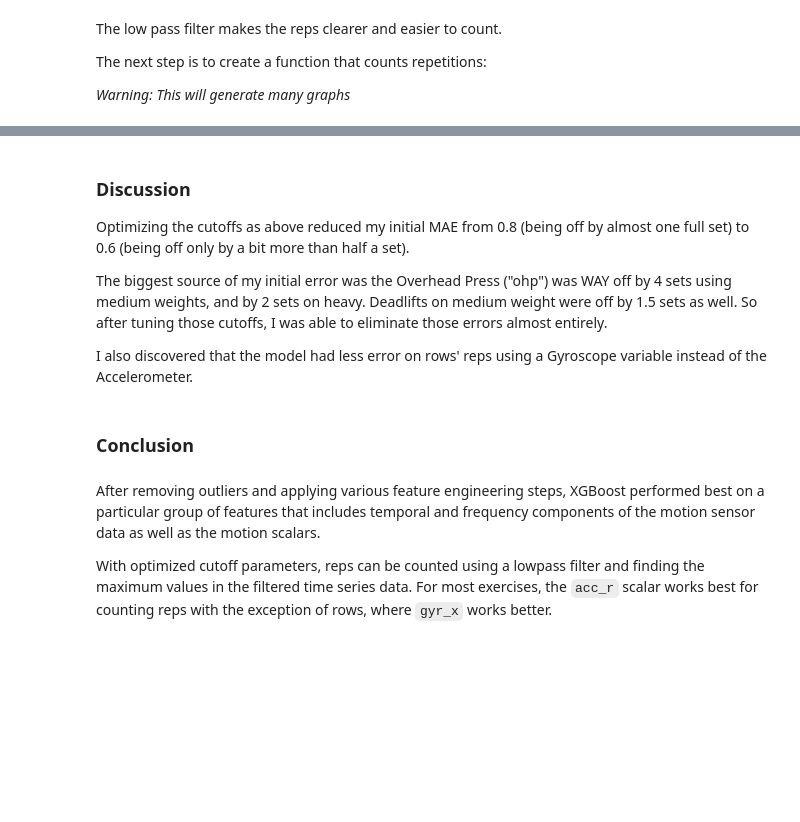
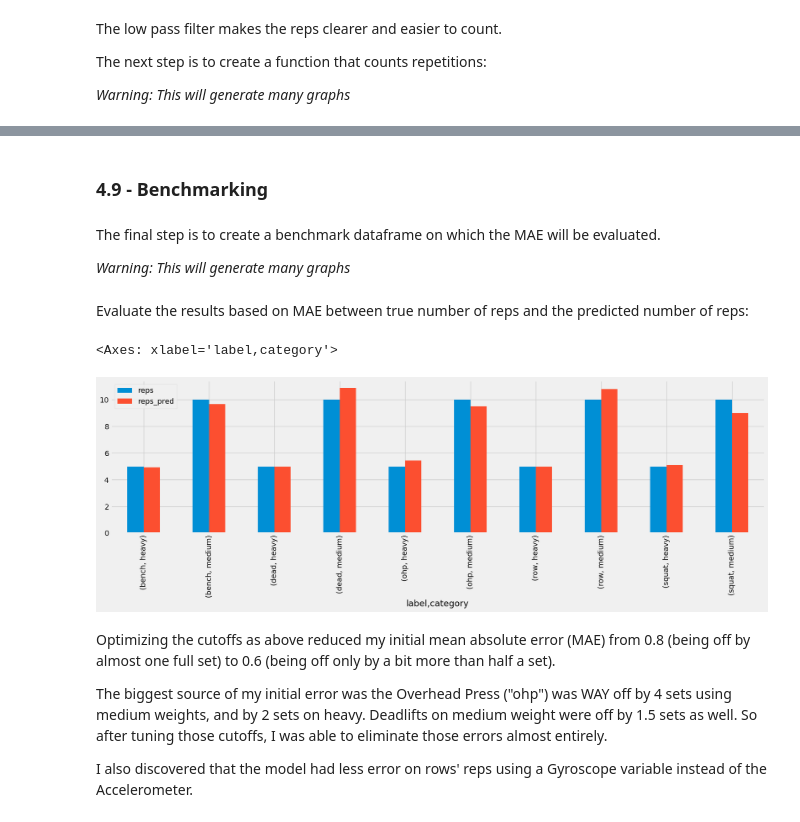
Before and after one commit to nkeblawi/nk-fitness-tracker, a Jupyter notebook: notebooks/nk-fitness-tracker-p4-predictive-modeling.ipynb, the cells around one changed output, grey strips where cells are left out. Saved outputs shown, nothing was run; the diff lists cells and outputs as text; code cells hidden in the pictures; blank space fills up the shorter version.

Commit message:
Final benchmarking & adding links to each notebook part

```diff
--- a/notebooks/nk-fitness-tracker-p4-predictive-modeling.ipynb
+++ b/notebooks/nk-fitness-tracker-p4-predictive-modeling.ipynb
@@ -707,14 +650,35 @@ count_reps(bench_set, cutoffs["bench"], col=columns["bench"])
+# %% [markdown]
+### 4.9 - Benchmarking
+# %% [markdown]
+The final step is to create a benchmark dataframe on which the MAE will be evaluated.
+
+*Warning: This will generate many graphs*
+# %%
+df["reps"] = df["category"].apply(lambda x: 5 if x == "heavy" else 10)
+rep_df = df.groupby(["label", "category", "set"])["reps"].max().reset_index()
+
+rep_df["reps_pred"] = 0
+for s in df["set"].unique():
+    subset = df[df["set"] == s]
+
+    label = subset["label"].iloc[0]
+    cutoff = cutoffs[label]
+    column = columns[label]
+
+    reps = count_reps(subset, cutoff, col=column)
+    rep_df.loc[rep_df["set"] == s, "reps_pred"] = reps
+# %% [markdown]
+Evaluate the results based on MAE between true number of reps and the predicted number of reps:
+# %%
+error = mean_absolute_error(rep_df["reps"], rep_df["reps_pred"]).round(2)
+
+rep_df.groupby(["label", "category"])[["reps", "reps_pred"]].mean().plot.bar()
+# %% [output]
+<Axes: xlabel='label,category'>
+[figure, added]
 # %% [markdown]
-### Discussion
-
-Optimizing the cutoffs as above reduced my initial MAE from 0.8 (being off by almost one full set) to 0.6 (being off only by a bit more than half a set).
+Optimizing the cutoffs as above reduced my initial mean absolute error (MAE) from 0.8 (being off by almost one full set) to 0.6 (being off only by a bit more than half a set).
 
 The biggest source of my initial error was the Overhead Press ("ohp") was WAY off by 4 sets using medium weights, and by 2 sets on heavy. Deadlifts on medium weight were off by 1.5 sets as well. So after tuning those cutoffs, I was able to eliminate those errors almost entirely.
 
 I also discovered that the model had less error on rows' reps using a Gyroscope variable instead of the Accelerometer.
-# %% [markdown]
-### Conclusion
-# %% [markdown]
-After removing outliers and applying various feature engineering steps, XGBoost performed best on a particular group of features that includes temporal and frequency components of the motion sensor data as well as the motion scalars.
-
-With optimized cutoff parameters, reps can be counted using a lowpass filter and finding the maximum values in the filtered time series data. For most exercises, the `acc_r` scalar works best for counting reps with the exception of rows, where `gyr_x` works better.
```
Also changed, not shown: parts of 21 cells of this notebook, 3 other files.
